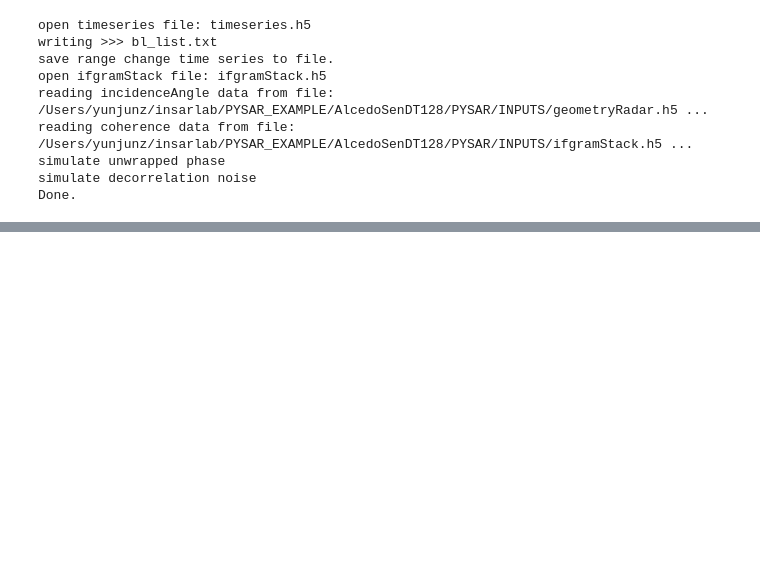
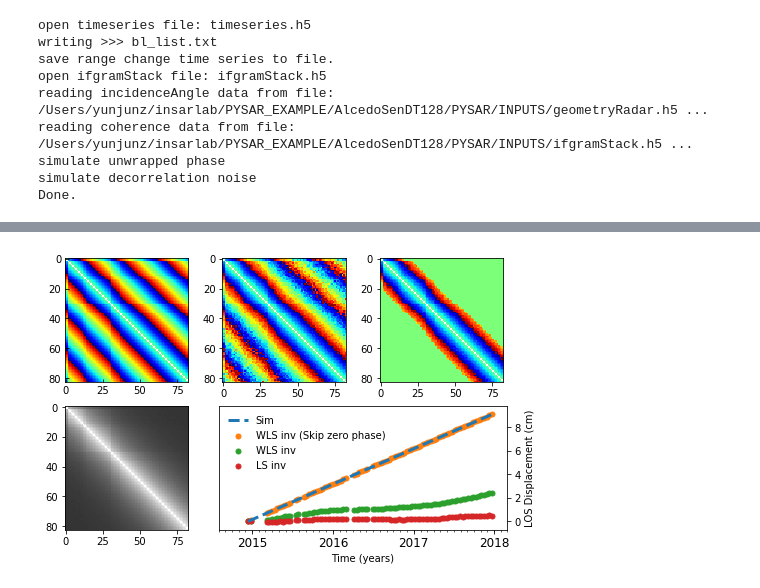
Before and after one commit to geodesymiami/Yunjun_et_al-2019-MintPy, a Jupyter notebook: networkInv_zeroPhase.ipynb, the cells around one changed output, grey strips where cells are left out. Drawn from its saved outputs; the diff is of its cells as text; code cells hidden in the pictures; blank space fills up the shorter version.

Commit message:
update plot

```diff
--- a/networkInv_zeroPhase.ipynb
+++ b/networkInv_zeroPhase.ipynb
@@ -31,7 +31,8 @@ ts_obj.open()
 date_list = ts_obj.get_date_list()
 pbase_list = ts_obj.pbase.tolist()
 tbase_list = ts_obj.tbase.tolist()
-dates = ptime.date_list2vector(date_list)[0]
+tbase_diff = np.diff(np.array(ptime.date_list2tbase(date_list)[0], np.float32) / 365.25).reshape(-1, 1)
+dates, datevector = ptime.date_list2vector(date_list)
 
 with open('bl_list.txt', 'w') as f:
     print('writing >>> bl_list.txt')
@@ -107,6 +108,14 @@ if re_generate_noise or not os.path.isfile(decor_noise_file):
     np.save(decor_noise_file, decor_sim)
 else:
     decor_sim = np.load(decor_noise_file)
+
+# ifgram with decor noise
+ifgram_comb = ifgram_sim + decor_sim
+
+min_coh = 0.4
+if min_coh != 0.:
+    ifgram_comb[coh<min_coh] = 0.
+
 print('Done.')
 # %% [output]
 open timeseries file: timeseries.h5
@@ -174,0 +147,57 @@ plt.show()
+# %%
+# plot ifgram simulation process
+def plot_invert_timeseries(ax, data_list, label_list):
+    ax.plot(dates, list(data_list[0]*100.0),
+            '--', lw=3, label=label_list[0], color=pp.mplColors[0])
+    for data, label, i in zip(data_list[1:],
+                              label_list[1:],
+                              range(1, len(data_list))):
+        ax.scatter(dates, list(data*100.0),
+                   s=marker_size**2, label=label, color=pp.mplColors[i])
+    pp.auto_adjust_xaxis_date(ax, datevector, fontSize=12, every_year=1)
+    ax.set_xlabel('Time (years)')
+    ax.set_ylabel('LOS Displacement (cm)')
+    ax.yaxis.set_label_position("right")
+    ax.yaxis.tick_right()
+    #ax.set_title('Time series displacement - Inversed')
+    ax.legend(frameon=False)
+
+fig = plt.figure(figsize=[8, 5])
+gs = gridspec.GridSpec(nrows=2, ncols=3, figure=fig)
+ax11 = plt.subplot(gs[0, 0])
+ax12 = plt.subplot(gs[0, 1], sharex=ax11, sharey=ax11)
+ax13 = plt.subplot(gs[0, 2], sharex=ax11, sharey=ax11)
+ax21 = plt.subplot(gs[1, 0], sharex=ax11, sharey=ax11)
+ax22 = plt.subplot(gs[1, 1:])
+
+#fig, (ax1, ax2, ax3, ax4) = plt.subplots(nrows=1, ncols=4, )
+wrap = True
+for ax, data in zip([ax11, ax12, ax13],
+                    [ifgram_sim, ifgram_sim+decor_sim, ifgram_comb]):
+    data_mat = pnet.coherence_matrix(date12_list, data)
+    data_mat -= np.round(data_mat/(2*np.pi)) * (2*np.pi)
+    im = ax.imshow(data_mat, cmap='jet', vmin=-np.pi, vmax=np.pi)
+
+
+data_mat = pnet.coherence_matrix(date12_list, coh)
+ax21.imshow(data_mat, cmap='gray', vmin=0, vmax=1)
+ax22 = plot_invert_timeseries(ax22,
+                              data_list=[ts_sim, ts_inv, ts_inv_noskip, ts_inv_sbas_noskip],
+                              label_list=['Sim',
+                                          'WLS inv (Skip zero phase)',
+                                          'WLS inv',
+                                          'LS inv'])
+
+ax11.tick_params(direction='in')
+#for ax in [ax11, ax12, ax13, ax21, ax22]:
+#    ax.tick_params(which='both', direction='in', labelsize=font_size, bottom=True, top=True, left=True, right=True)
+#fig.subplots_adjust(right=0.93)
+#cax = fig.add_axes([0.94, 0.3, 0.005, 0.4])
+#cbar = plt.colorbar(im, cax=cax)
+#cbar.locator = ticker.MaxNLocator(nbins=4)
+#cbar.update_ticks()
+
+#plt.savefig('ifgram_sim.png', bbox_inches='tight', dpi=fig_dpi)
+plt.show()
+# %% [output]
+[figure, added]
```
Also changed, not shown: parts of 4 cells of this notebook.
